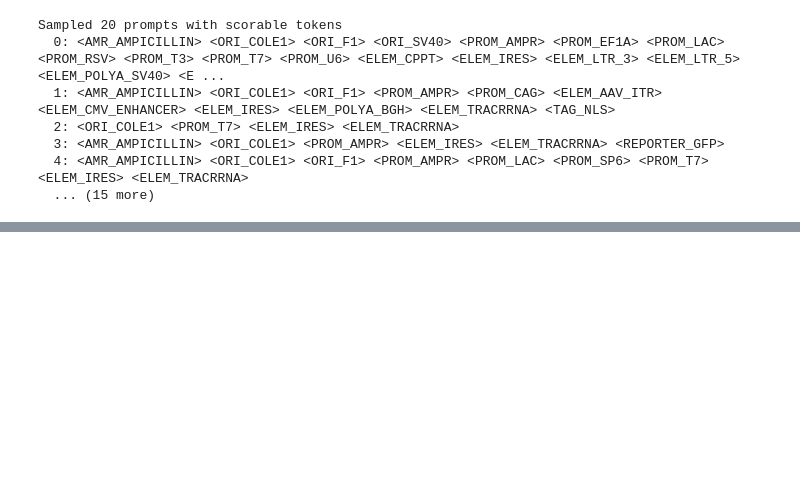
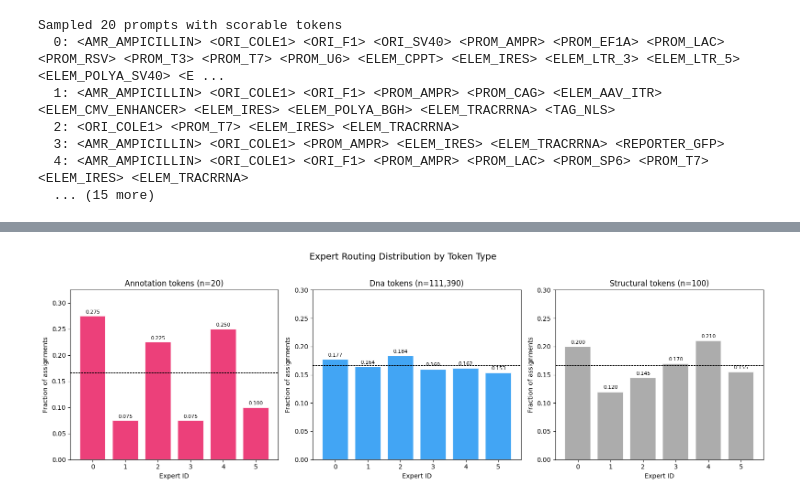
Before and after one commit to McClain-Thiel/PlasmidLLM, a Jupyter notebook: notebooks/pretrained_analysis.ipynb, the cells around one changed output, grey strips where cells are left out. Cells and saved outputs as stored; diff of their text form; code cells hidden in the pictures; blank space fills up the shorter version.

```diff
--- a/notebooks/pretrained_analysis.ipynb
+++ b/notebooks/pretrained_analysis.ipynb
@@ -1533,0 +1770,38 @@ print("composite      = best-of-3 composite score")
+# %%
+fig, axes = plt.subplots(1, 3, figsize=(16, 5))
+
+token_types = ["annotation", "dna", "structural"]
+type_colors = {"annotation": "#E91E63", "dna": "#2196F3", "structural": "#9E9E9E"}
+
+for ax, ttype in zip(axes, token_types):
+    subset = routing_df[routing_df["type"] == ttype]
+    if subset.empty:
+        ax.set_title(f"{ttype} (no tokens)")
+        continue
+
+    # Count expert assignments (both top-1 and top-2)
+    counts = np.zeros(num_experts)
+    for col in ["expert_0", "expert_1"]:
+        for eid in subset[col]:
+            if 0 <= eid < num_experts:
+                counts[eid] += 1
+    frac = counts / counts.sum()
+
+    bars = ax.bar(range(num_experts), frac, color=type_colors[ttype],
+                  edgecolor="white", alpha=0.85, linewidth=1.5)
+    ax.axhline(1/num_experts, color="black", linestyle="--", linewidth=0.8)
+    ax.set_xlabel("Expert ID")
+    ax.set_ylabel("Fraction of assignments")
+    ax.set_title(f"{ttype.capitalize()} tokens (n={len(subset):,})")
+    ax.set_xticks(range(num_experts))
+    ax.set_ylim(0, max(frac.max() + 0.05, 0.3))
+
+    for bar, f in zip(bars, frac):
+        ax.text(bar.get_x() + bar.get_width()/2, bar.get_height() + 0.005,
+                f"{f:.3f}", ha="center", fontsize=8)
+
+fig.suptitle("Expert Routing Distribution by Token Type", fontsize=14, y=1.02)
+plt.tight_layout()
+plt.show()
+# %% [output]
+[figure, added]
```
Also changed, not shown: parts of 22 cells of this notebook, 1 other file.
